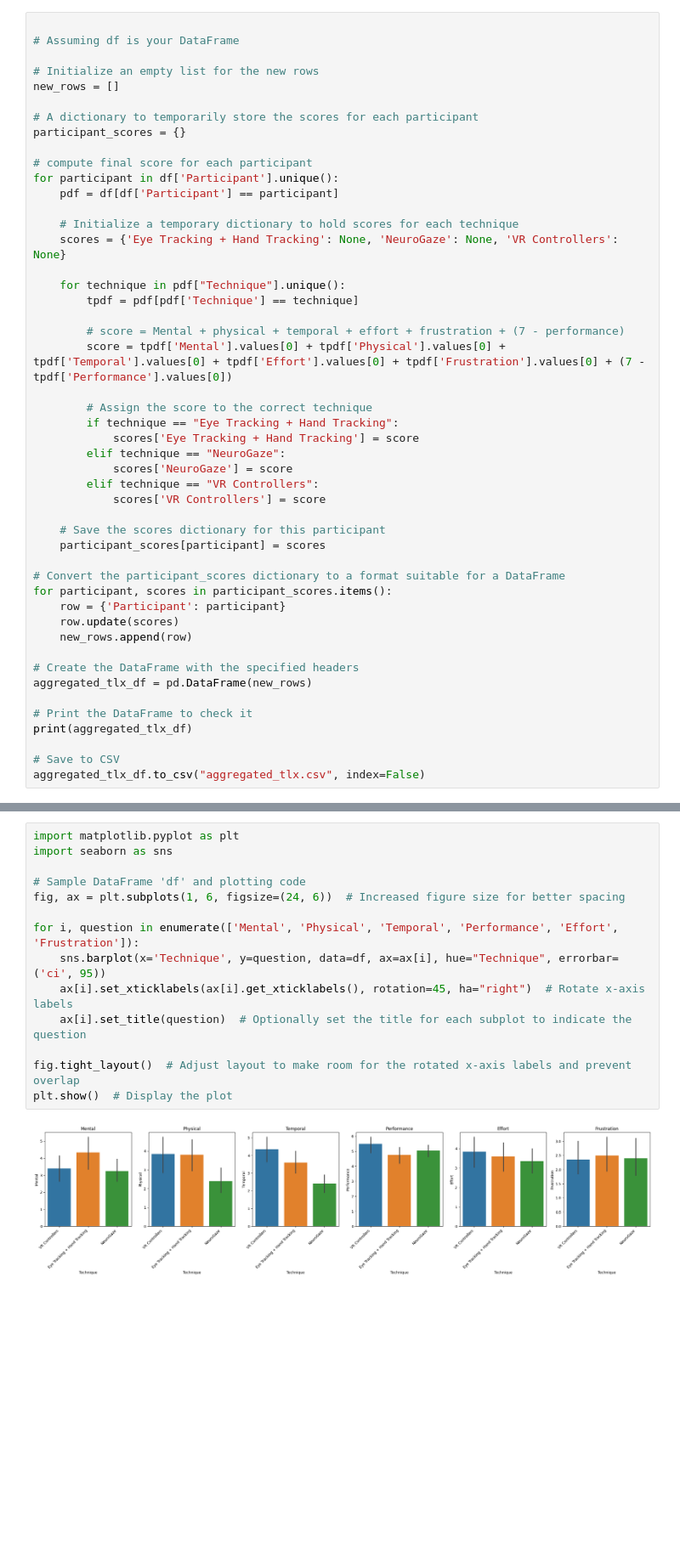
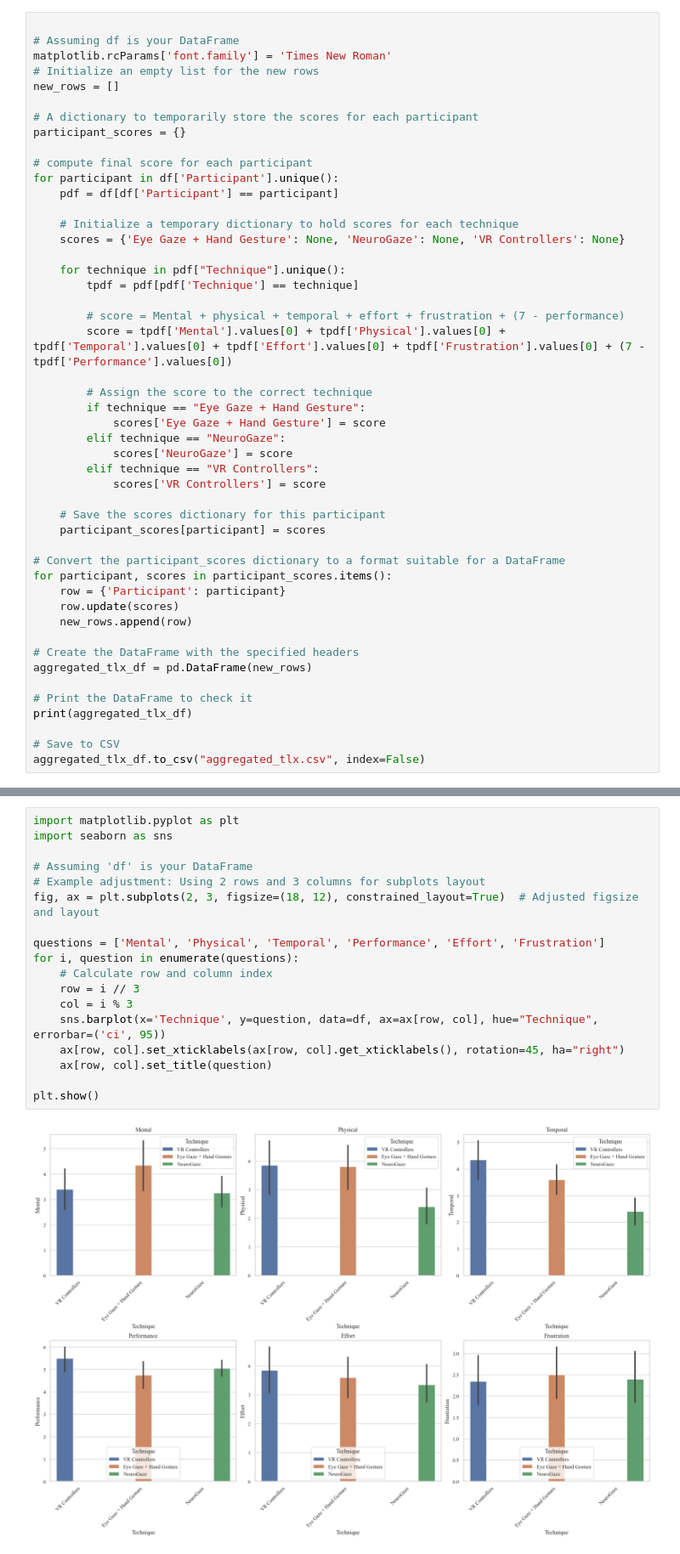
Before and after one commit to Wanyea/NeuroGaze, a Jupyter notebook: Data Analysis/New Evaluation/participant_data.ipynb, the cells around one changed output, grey strips where cells are left out. Shown at 85% size. Drawn from its saved outputs; the diff is of its cells as text; blank space fills up the shorter version.

```diff
--- a/Data Analysis/New Evaluation/participant_data.ipynb
+++ b/Data Analysis/New Evaluation/participant_data.ipynb
@@ -42,7 +39,7 @@ array(['VR Controllers', 'Eye Tracking + Hand Tracking', 'NeuroGaze'],
 # %%
 
 # Assuming df is your DataFrame
-
+matplotlib.rcParams['font.family'] = 'Times New Roman'
 # Initialize an empty list for the new rows
 new_rows = []
 
@@ -54,7 +51,7 @@ for participant in df['Participant'].unique():
     pdf = df[df['Participant'] == participant]
 
     # Initialize a temporary dictionary to hold scores for each technique
-    scores = {'Eye Tracking + Hand Tracking': None, 'NeuroGaze': None, 'VR Controllers': None}
+    scores = {'Eye Gaze + Hand Gesture': None, 'NeuroGaze': None, 'VR Controllers': None}
 
     for technique in pdf["Technique"].unique():
         tpdf = pdf[pdf['Technique'] == technique]
@@ -63,8 +60,8 @@ for participant in df['Participant'].unique():
         score = tpdf['Mental'].values[0] + tpdf['Physical'].values[0] + tpdf['Temporal'].values[0] + tpdf['Effort'].values[0] + tpdf['Frustration'].values[0] + (7 - tpdf['Performance'].values[0])
 
         # Assign the score to the correct technique
-        if technique == "Eye Tracking + Hand Tracking":
-            scores['Eye Tracking + Hand Tracking'] = score
+        if technique == "Eye Gaze + Hand Gesture":
+            scores['Eye Gaze + Hand Gesture'] = score
         elif technique == "NeuroGaze":
             scores['NeuroGaze'] = score
         elif technique == "VR Controllers":
@@ -124,19 +144,23 @@ plt.show()
 # %%
 import matplotlib.pyplot as plt
 import seaborn as sns
 
-# Sample DataFrame 'df' and plotting code
-fig, ax = plt.subplots(1, 6, figsize=(24, 6))  # Increased figure size for better spacing
+# Assuming 'df' is your DataFrame
+# Example adjustment: Using 2 rows and 3 columns for subplots layout
+fig, ax = plt.subplots(2, 3, figsize=(18, 12), constrained_layout=True)  # Adjusted figsize and layout
 
-for i, question in enumerate(['Mental', 'Physical', 'Temporal', 'Performance', 'Effort', 'Frustration']):
-    sns.barplot(x='Technique', y=question, data=df, ax=ax[i], hue="Technique", errorbar=('ci', 95))
-    ax[i].set_xticklabels(ax[i].get_xticklabels(), rotation=45, ha="right")  # Rotate x-axis labels
-    ax[i].set_title(question)  # Optionally set the title for each subplot to indicate the question
+questions = ['Mental', 'Physical', 'Temporal', 'Performance', 'Effort', 'Frustration']
+for i, question in enumerate(questions):
+    # Calculate row and column index
+    row = i // 3
+    col = i % 3
+    sns.barplot(x='Technique', y=question, data=df, ax=ax[row, col], hue="Technique", errorbar=('ci', 95))
+    ax[row, col].set_xticklabels(ax[row, col].get_xticklabels(), rotation=45, ha="right")
+    ax[row, col].set_title(question)
 
-fig.tight_layout()  # Adjust layout to make room for the rotated x-axis labels and prevent overlap
-plt.show()  # Display the plot
+plt.show()
 # %% [output]
-[figure, old version]
+[figure, new version]
 # %%
 # make table for Friedman test in SPSS
 # currently columns are Participant, Technique, Score
```
Also changed, not shown: parts of 13 cells of this notebook, 14 other files.
